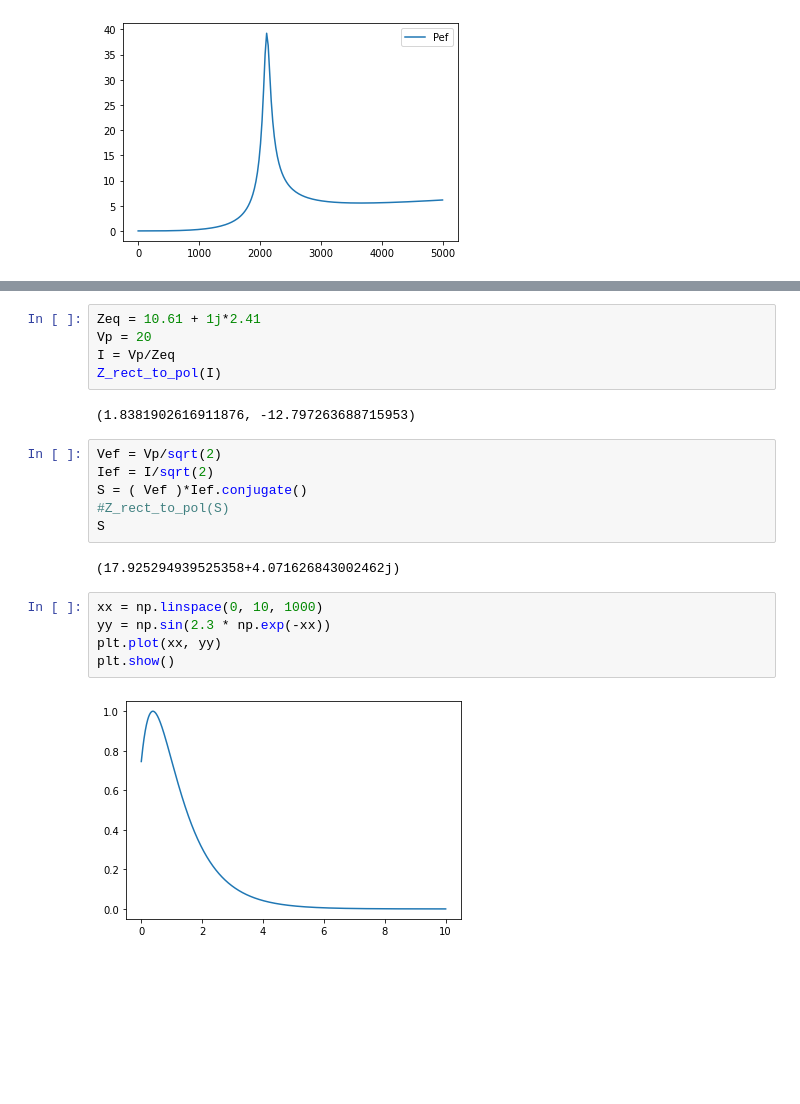
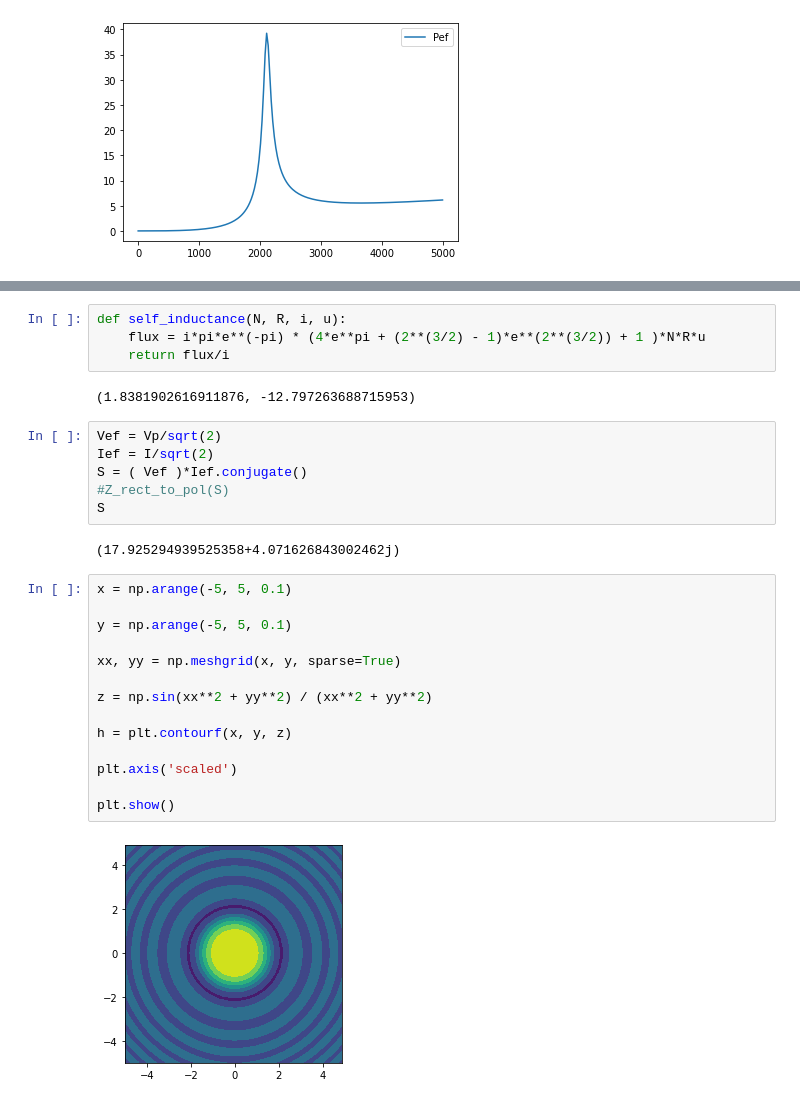
Before and after one commit to DualStream799/Wireless-Power-Transfer-Simulation, a Jupyter notebook: WPT-Simulation.ipynb, the cells around one changed output, grey strips where cells are left out. Saved outputs shown, nothing was run; the diff lists cells and outputs as text; blank space fills up the shorter version.

Commit message:
Meshgrid implementation in progress

```diff
--- a/WPT-Simulation.ipynb
+++ b/WPT-Simulation.ipynb
@@ -233,13 +238,12 @@ fig, ax = plt.subplots(subplot_kw={'projection':'#d'})
 surf = ax.plot_surface(k, w, G, cmap=cm.plasma, linewidth=0, antialiased=False)
 # %% [output]
 LinAlgError: Singular matrix
-# %%
-Zeq = 10.61 + 1j*2.41
-Vp = 20
-I = Vp/Zeq
-Z_rect_to_pol(I)
-# %% [output]
-(1.8381902616911876, -12.797263688715953)
+# %%
+def self_inductance(N, R, i, u):
+    flux = i*pi*e**(-pi) * (4*e**pi + (2**(3/2) - 1)*e**(2**(3/2)) + 1 )*N*R*u
+    return flux/i
+# %% [output]
+(1.8381902616911876, -12.797263688715953)
 # %%
 Vef = Vp/sqrt(2)
 Ief = I/sqrt(2)
@@ -248,10 +252,19 @@ S = ( Vef )*Ief.conjugate()
 S
 # %% [output]
 (17.925294939525358+4.071626843002462j)
-# %%
-xx = np.linspace(0, 10, 1000)
-yy = np.sin(2.3 * np.exp(-xx))
-plt.plot(xx, yy)
-plt.show()
-# %% [output]
-[figure, removed]
+# %%
+x = np.arange(-5, 5, 0.1)
+
+y = np.arange(-5, 5, 0.1)
+
+xx, yy = np.meshgrid(x, y, sparse=True)
+
+z = np.sin(xx**2 + yy**2) / (xx**2 + yy**2)
+
+h = plt.contourf(x, y, z)
+
+plt.axis('scaled')
+
+plt.show()
+# %% [output]
+[figure, added]
```
Also changed, not shown: parts of 1 cell of this notebook.
